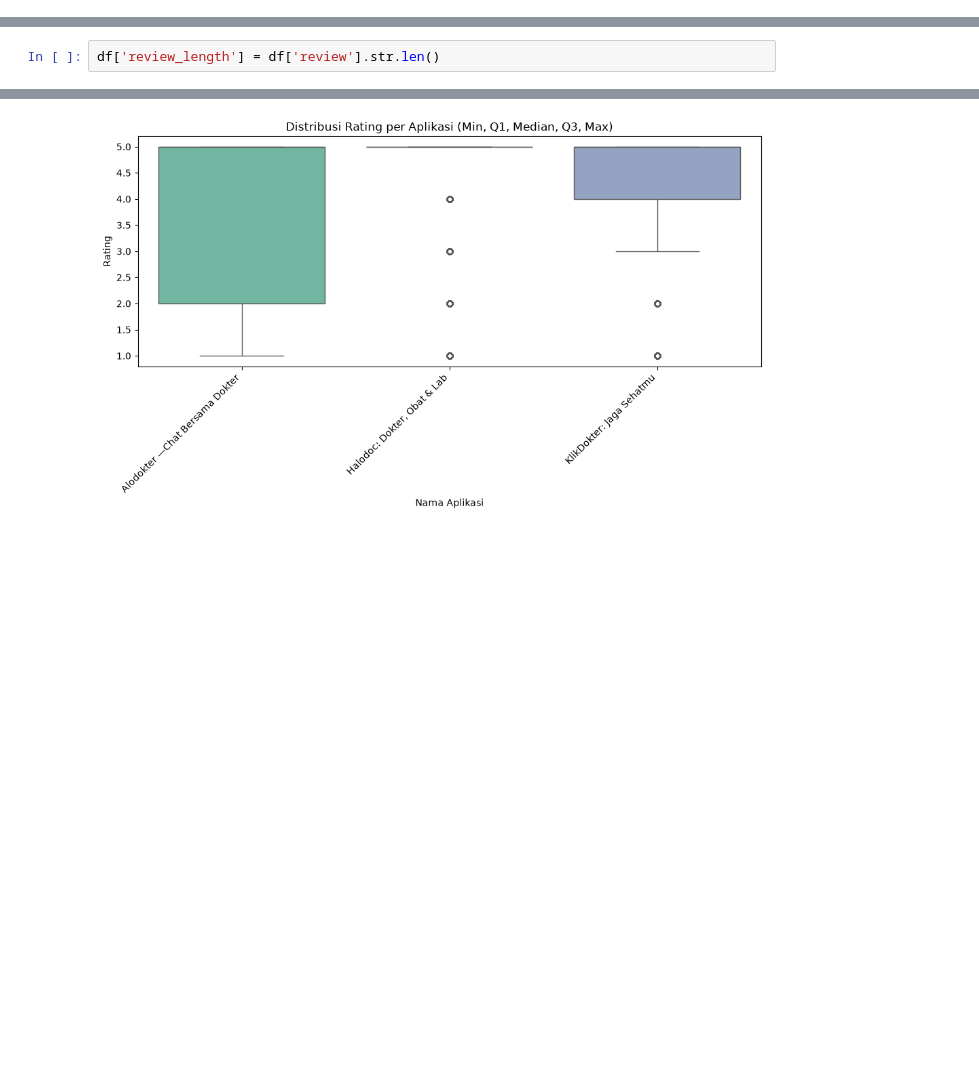
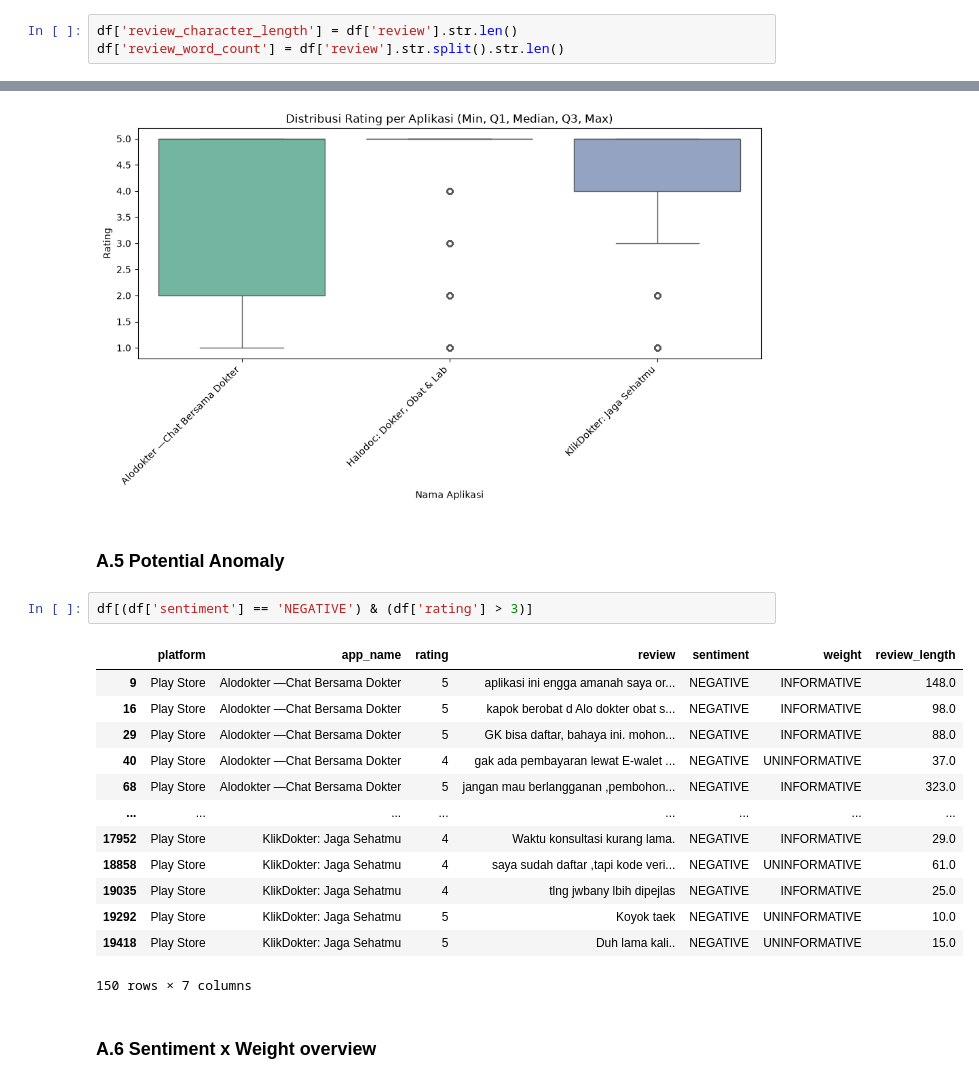
Before and after one commit to AlvinWjy25/telemedicine-sentiment-analysis-MTL, a Jupyter notebook: notebook/EDA.ipynb, the cells around one changed output, grey strips where cells are left out. Drawn from its saved outputs; the diff is of its cells as text; blank space fills up the shorter version.

Commit message:
feat: extended EDA for weight and sentiment distribution (without docs)

```diff
--- a/notebook/EDA.ipynb
+++ b/notebook/EDA.ipynb
@@ -69,0 +72,3 @@ Name: count, dtype: int64
+# %%
+df['review_character_length'] = df['review'].str.len()
+df['review_word_count'] = df['review'].str.split().str.len()
@@ -103,8 +113,6 @@ df[df['weight'] == 'COMPLEX'].head(5)
 | 82 | Play Store | Alodokter —Chat Bersama Dokter | 5 | belum jg ngmong. udah habis masa ... | NEGATIVE | COMPLEX |
 | 96 | Play Store | Alodokter —Chat Bersama Dokter | 5 | Sangat terbantu dengan resep dokt... | POSITIVE | COMPLEX |
 | 119 | Play Store | Alodokter —Chat Bersama Dokter | 5 | tingkatkan lagi pelyananan supaya... | POSITIVE | COMPLEX |
-# %%
-df['review_length'] = df['review'].str.len()
 # %%
 df.groupby('weight')['review_length'].describe().round(3).T
 # %% [output]
@@ -196,3 +238,23 @@ plt.tight_layout()
 plt.show()
 # %% [output]
 [figure]
+# %% [markdown]
+### A.5 Potential Anomaly
+# %%
+df[(df['sentiment'] == 'NEGATIVE') & (df['rating'] > 3)]
+# %% [output]
+|  | platform | app_name | rating | review | sentiment | weight | review_length |
+| 9 | Play Store | Alodokter —Chat Bersama Dokter | 5 | aplikasi ini engga amanah saya or... | NEGATIVE | INFORMATIVE | 148.0 |
+| 16 | Play Store | Alodokter —Chat Bersama Dokter | 5 | kapok berobat d Alo dokter obat s... | NEGATIVE | INFORMATIVE | 98.0 |
+| 29 | Play Store | Alodokter —Chat Bersama Dokter | 5 | GK bisa daftar, bahaya ini. mohon... | NEGATIVE | INFORMATIVE | 88.0 |
+| 40 | Play Store | Alodokter —Chat Bersama Dokter | 4 | gak ada pembayaran lewat E-walet ... | NEGATIVE | UNINFORMATIVE | 37.0 |
+| 68 | Play Store | Alodokter —Chat Bersama Dokter | 5 | jangan mau berlangganan ,pembohon... | NEGATIVE | INFORMATIVE | 323.0 |
+| ... | ... | ... | ... | ... | ... | ... | ... |
+| 17952 | Play Store | KlikDokter: Jaga Sehatmu | 4 | Waktu konsultasi kurang lama. | NEGATIVE | INFORMATIVE | 29.0 |
+| 18858 | Play Store | KlikDokter: Jaga Sehatmu | 4 | saya sudah daftar ,tapi kode veri... | NEGATIVE | UNINFORMATIVE | 61.0 |
+| 19035 | Play Store | KlikDokter: Jaga Sehatmu | 4 | tlng jwbany lbih dipejlas | NEGATIVE | INFORMATIVE | 25.0 |
+| 19292 | Play Store | KlikDokter: Jaga Sehatmu | 5 | Koyok taek | NEGATIVE | UNINFORMATIVE | 10.0 |
+| 19418 | Play Store | KlikDokter: Jaga Sehatmu | 5 | Duh lama kali.. | NEGATIVE | UNINFORMATIVE | 15.0 |
+150 rows × 7 columns
+# %% [markdown]
+### A.6 Sentiment x Weight overview
```
Also changed, not shown: parts of 16 cells of this notebook.
